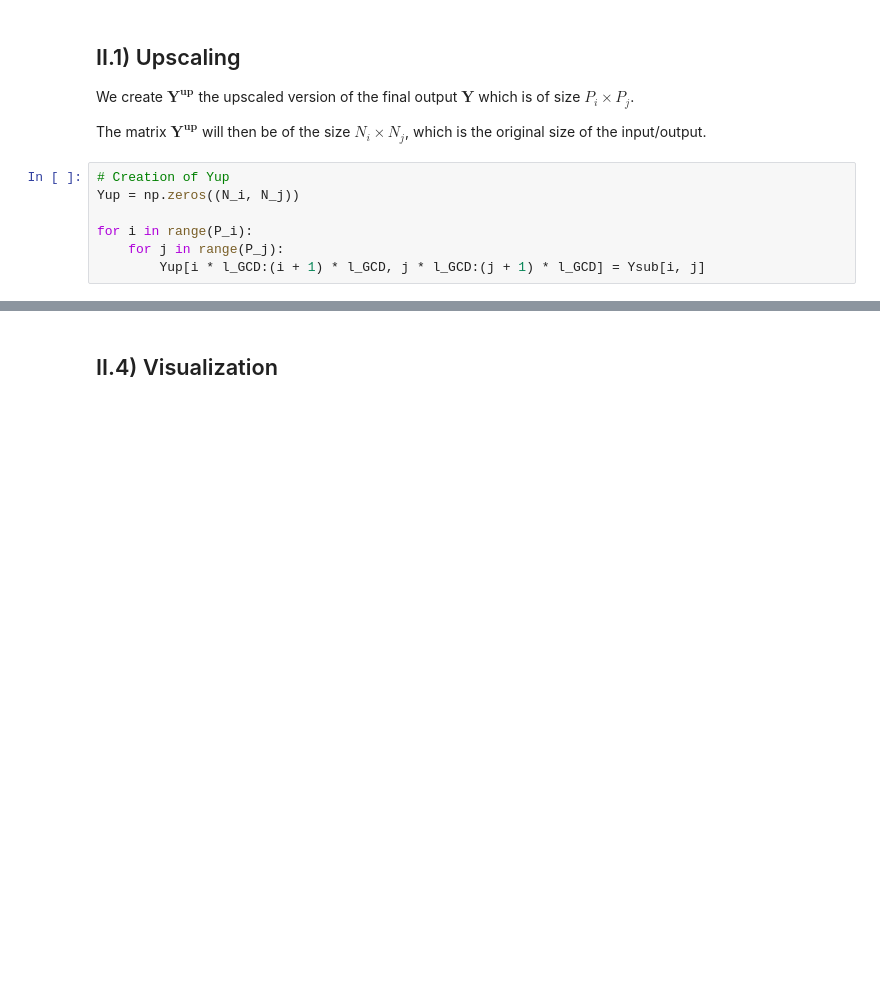
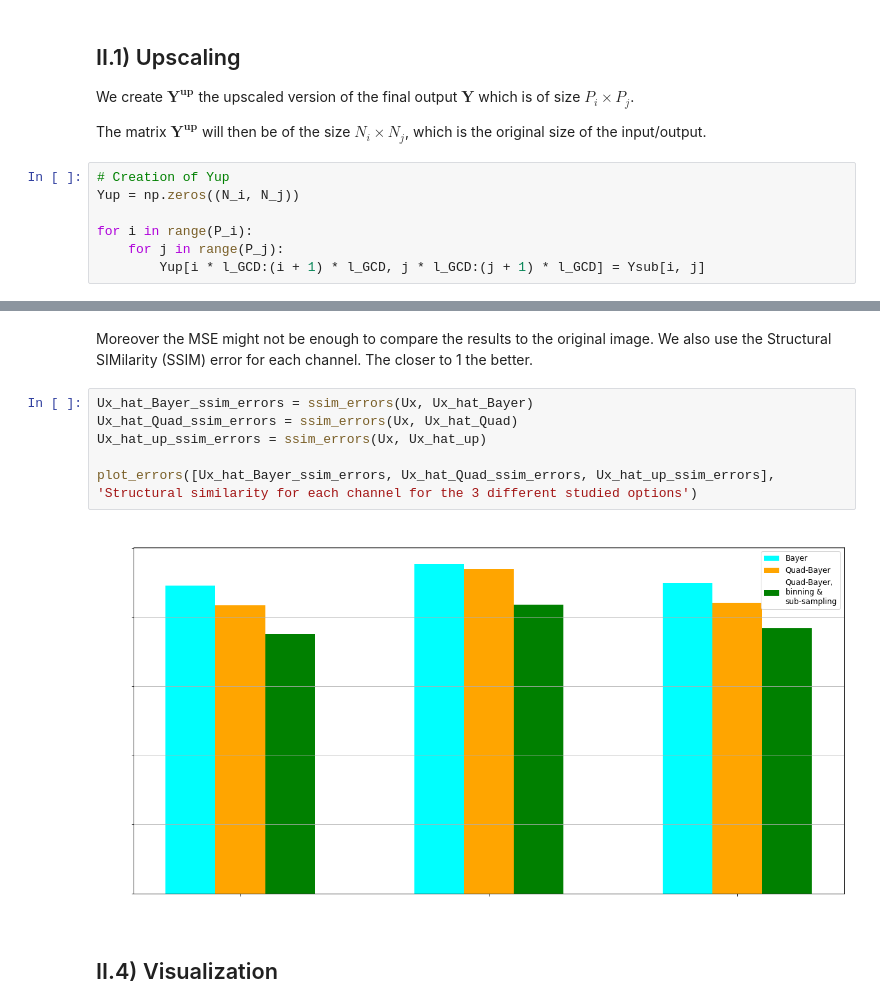
Before and after one commit to mattmull42/internship_superres_img_multires_spectral_sensor, a Jupyter notebook: forward_and_inverse_models.ipynb, the cells around one changed output, grey strips where cells are left out. Saved outputs shown, nothing was run; the diff lists cells and outputs as text; blank space fills up the shorter version.

Commit message:
Changed the MSE, added the SSIM and a lot of minor tweaks.

```diff
--- a/forward_and_inverse_models.ipynb
+++ b/forward_and_inverse_models.ipynb
@@ -345,3 +327,13 @@ plot_errors([Ux_hat_Bayer_errors, Ux_hat_Quad_errors, Ux_hat_up_errors])
+# %% [markdown]
+Moreover the MSE might not be enough to compare the results to the original image. We also use the Structural SIMilarity (SSIM) error for each channel. The closer to 1 the better.
+# %%
+Ux_hat_Bayer_ssim_errors = ssim_errors(Ux, Ux_hat_Bayer)
+Ux_hat_Quad_ssim_errors = ssim_errors(Ux, Ux_hat_Quad)
+Ux_hat_up_ssim_errors = ssim_errors(Ux, Ux_hat_up)
+
+plot_errors([Ux_hat_Bayer_ssim_errors, Ux_hat_Quad_ssim_errors, Ux_hat_up_ssim_errors], 'Structural similarity for each channel for the 3 different studied options')
+# %% [output]
+[figure, added]
 # %% [markdown]
 ## II.4) Visualization
 # %%
```
Also changed, not shown: parts of 8 cells of this notebook, 2 other files.
